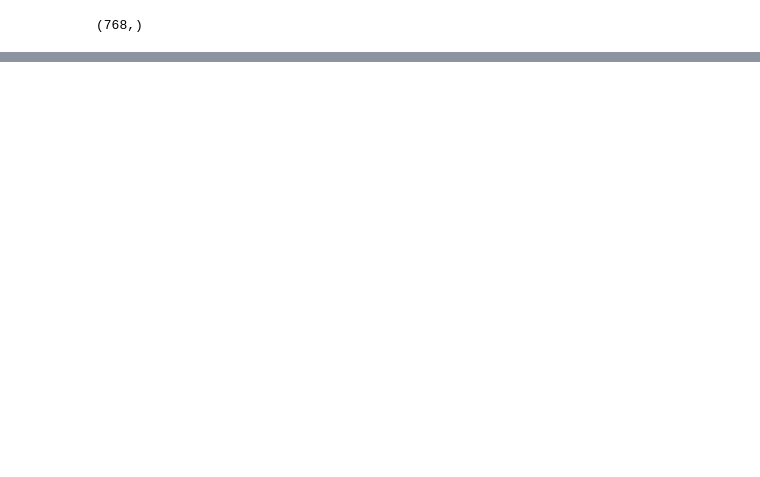
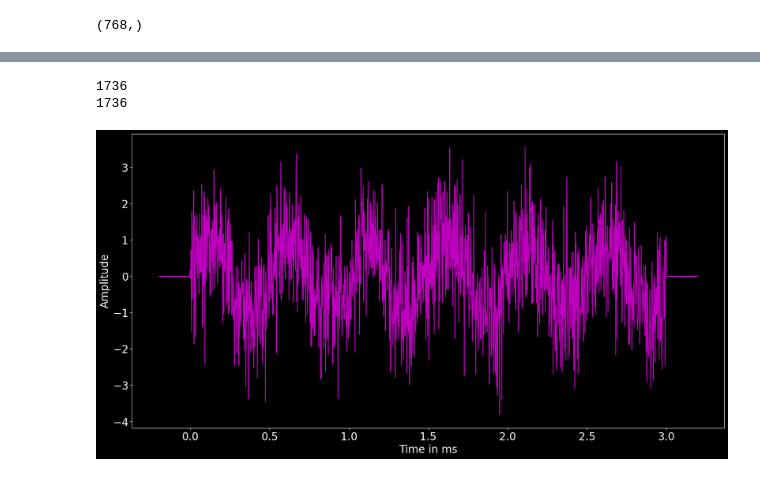
Before and after one commit to RahulChowdary221/Hello-DSP, a Jupyter notebook: signalDenoiser.ipynb, the cells around one changed output, grey strips where cells are left out. Drawn from its saved outputs; the diff is of its cells as text; code cells hidden in the pictures; blank space fills up the shorter version.

```diff
--- a/signalDenoiser.ipynb
+++ b/signalDenoiser.ipynb
@@ -61,0 +107,19 @@ plt.show() #due to unavailabilty of samples at last, it needs 30 samples after l
+# %%
+sig_4_filt=np.concatenate((np.zeros(N),noisy_sig,np.zeros(N))) ##adding N=100 zeros to both sides of noise
+k=len(noisy_sig)
+timeindex=np.concatenate((np.arange(-N,0),np.arange(0,k),np.arange(k,k+N)))
+time_4_filter=timeindex/srate1
+print(len(sig_4_filt))
+print(len(timeindex))
+plt.figure(figsize=(20,10))
+style.use('dark_background')
+plt.rcParams['xtick.labelsize']=20
+plt.rcParams['ytick.labelsize']=20
+plt.plot(time_4_filter,sig_4_filt,'m')
+plt.xlabel('Time in ms',fontsize=20)
+plt.ylabel('Amplitude',fontsize=20)
+plt.show()
+# %% [output]
+1736
+1736
+[figure, added]
```
Also changed, not shown: parts of 6 cells of this notebook.
